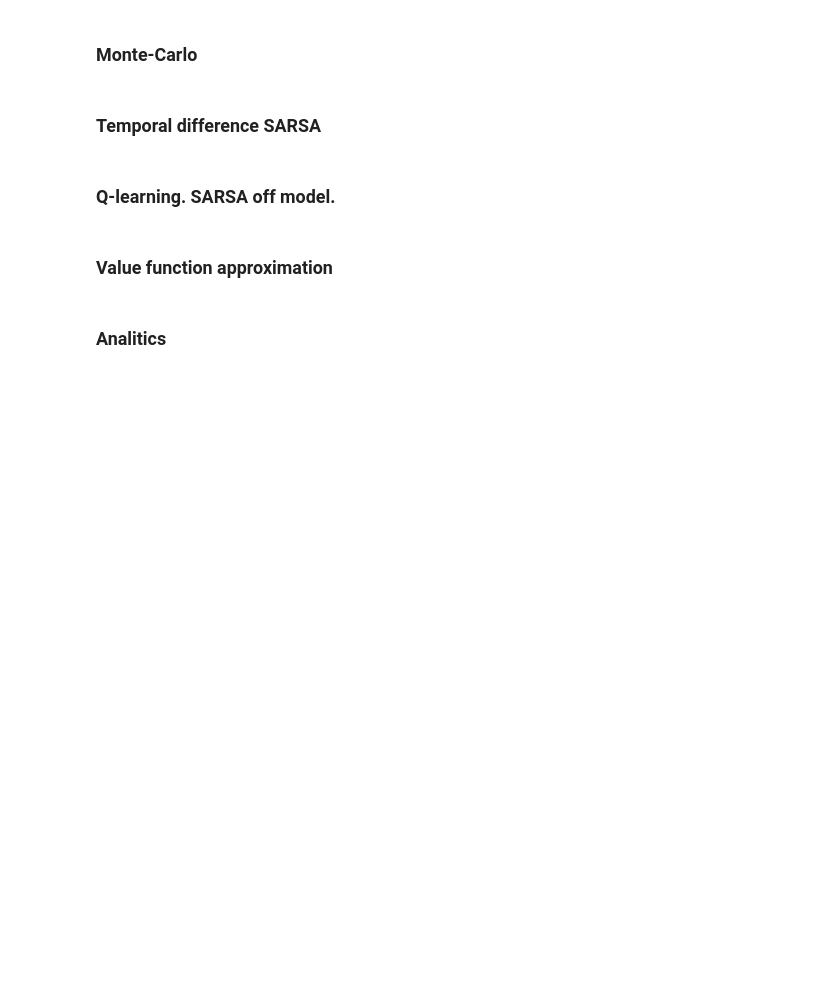
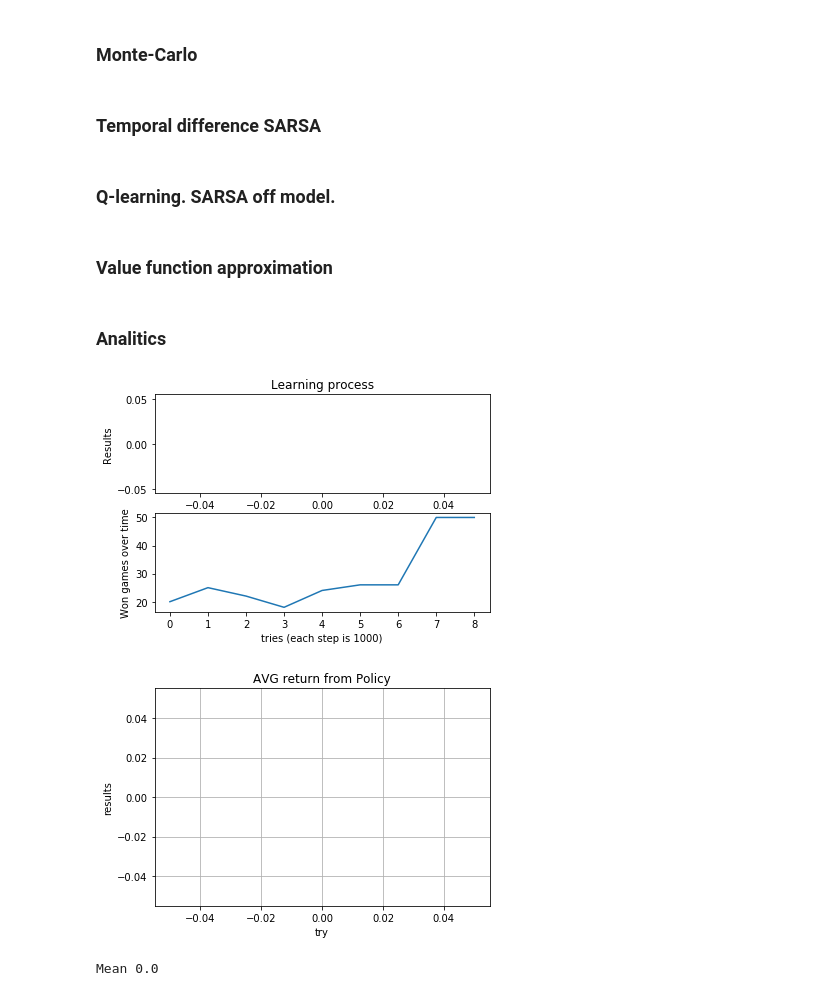
Before and after one commit to odats/silver_rl, a Jupyter notebook: RL Course by David Silver - Elementary Reinforcement Learning.ipynb, the cells around one changed output. Saved outputs shown, nothing was run; the diff lists cells and outputs as text; code cells hidden in the pictures; blank space fills up the shorter version.

```diff
--- a/RL Course by David Silver - Elementary Reinforcement Learning.ipynb
+++ b/RL Course by David Silver - Elementary Reinforcement Learning.ipynb
@@ -345,20 +510,26 @@ def dqn_learning_train(env, number_of_runs=10000, alfa=0.5, gama=0.9,
 x =[]
 y = []
 number_of_try = 1
-number_of_runs = 1000000
+number_of_runs = 10000
 q_tables = []
 
 for i in range(number_of_try):
     # train
-    W, trace_of_learning, trace_of_won = dqn_learning_train(env=env, number_of_runs=number_of_runs, alfa=0.1, gama=0.99,
-                                                      use_e_greedy_policy_decay=True, use_trace_of_learning=True)
+#     W, trace_of_learning, trace_of_won = semi_gradient_sarsa_learning_train(env=env, number_of_runs=number_of_runs, alfa=0.1, gama=0.99,
+#                                                       use_e_greedy_policy_decay=True, use_trace_of_learning=True)
 
-    result = evaluate_nn_policy(env, W, 100)
-    q_table = W
+#     result = evaluate_nn_policy(env, W, 100)
+#     q_table = W
 
 
-#     q_table, trace_of_learning, trace_of_won = monte_carlo_train(env, number_of_runs=number_of_runs, gama=0.99,
-#                                                                 use_e_greedy_policy_decay=True)
+    W, trace_of_learning, trace_of_won = super_vf_tf_monte_carlo_train(env, number_of_runs=number_of_runs, gama=0.99,
+                                                                use_e_greedy_policy_decay=True)
+
+#     result = evaluate_nn_policy(env, W, 100)
+#     q_table = W
+    result = 0
+    q_table = []
+
 #     q_table, trace_of_learning, trace_of_won = sarsa_train(env=env, number_of_runs=number_of_runs, alfa=0.1, gama=0.99,
 #                                                           use_e_greedy_policy_decay=True, use_trace_of_learning=True)
 
@@ -370,33 +541,37 @@ for i in range(number_of_try):
 
     # data for charts
     x.append(i)
     y.append(result)
     q_tables.append(q_table)
 
     # show learning
     plt.subplot(2, 1, 1)
     plt.plot(trace_of_learning)
     plt.title('Learning process')
     plt.ylabel('Results')
 
     plt.subplot(2, 1, 2)
     plt.plot(trace_of_won)
     plt.xlabel('tries (each step is 1000)')
     plt.ylabel('Won games over time')
 
     plt.show()
 
 # total analitics
 fig, ax = plt.subplots()
 ax.plot(x, y)
 
 ax.set(xlabel='try', ylabel='results', title='AVG return from Policy')
 ax.grid()
 
 #fig.savefig(str(number_of_runs) + '_' + str(number_of_try) + '_plot.png')
 plt.show()
 
 print('Mean', np.mean(y))
+# %% [output]
+[figure, added]
+[figure, added]
+Mean 0.0
 # %%
 def get_clean_q_table(q_table):
     clean = np.zeros(q_table.shape)
```
Also changed, not shown: parts of 9 cells of this notebook.
